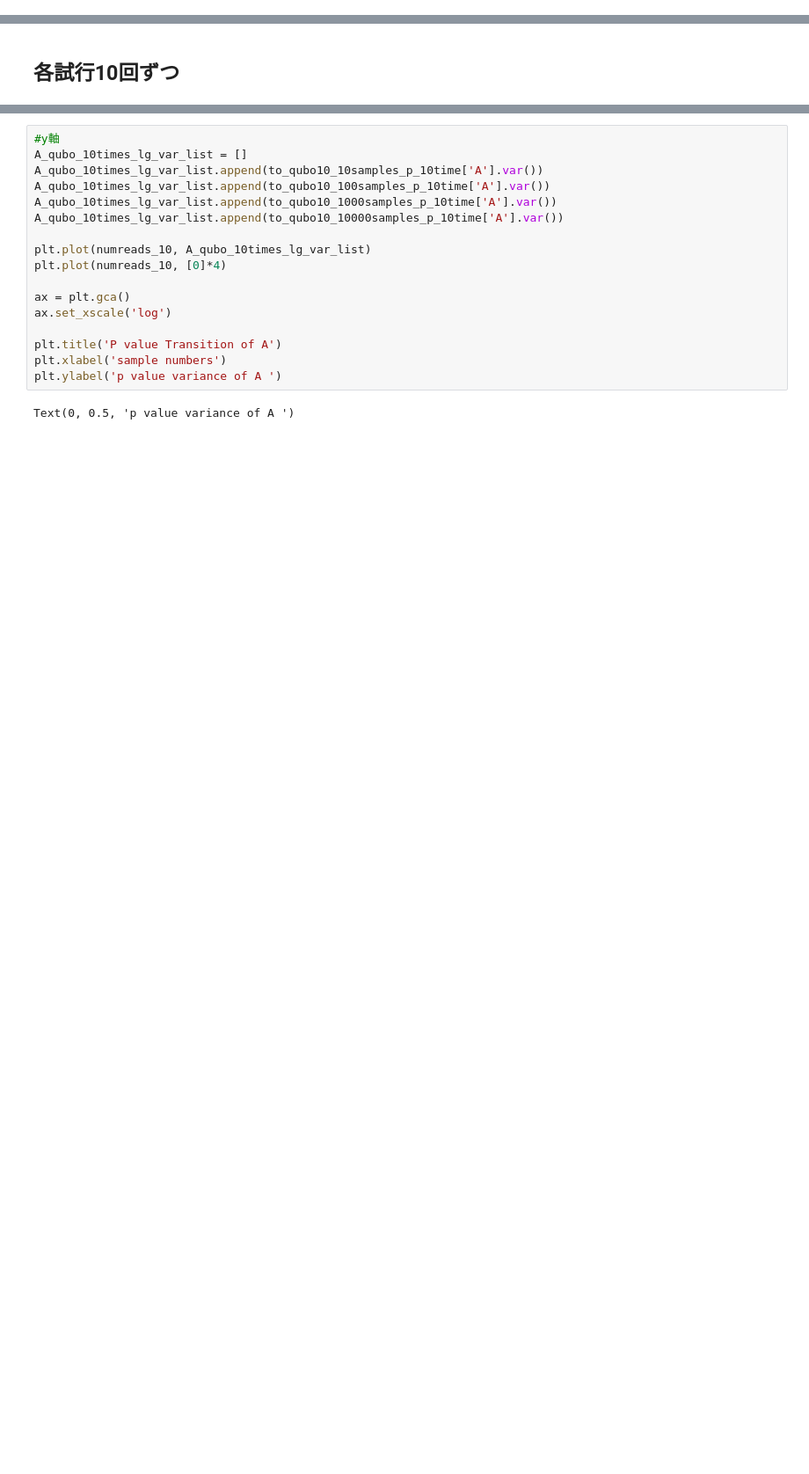
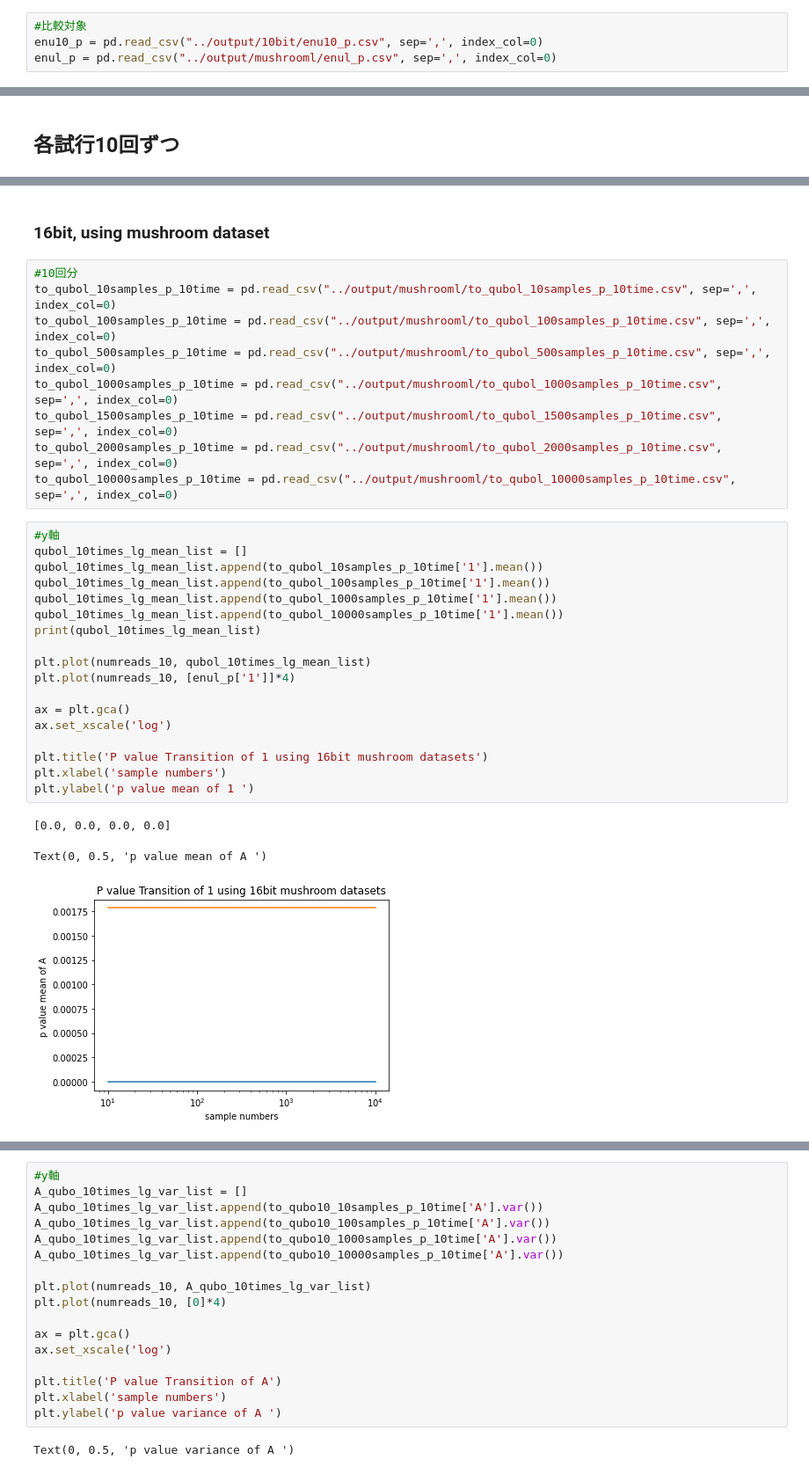
Before and after one commit to twinkle13531/master_degree, a Jupyter notebook: 202008/scripts/compare_t^0.ipynb, the cells around one changed output, grey strips where cells are left out. Shown at 88% size. Saved outputs shown, nothing was run; the diff lists cells and outputs as text; blank space fills up the shorter version.

Commit message:
calculate p values 10 times to each sample numbers using mushroom datasets

```diff
--- a/202008/scripts/compare_t^0.ipynb
+++ b/202008/scripts/compare_t^0.ipynb
@@ -10,3 +10,7 @@
 # %%
 import pandas as pd
 import numpy as np
+# %%
+#比較対象
+enu10_p = pd.read_csv("../output/10bit/enu10_p.csv", sep=',', index_col=0)
+enul_p = pd.read_csv("../output/mushrooml/enul_p.csv", sep=',', index_col=0)
@@ -14,0 +41,33 @@ import numpy as np
+# %% [markdown]
+### 16bit, using mushroom dataset
+# %%
+#10回分
+to_qubol_10samples_p_10time = pd.read_csv("../output/mushrooml/to_qubol_10samples_p_10time.csv", sep=',', index_col=0)
+to_qubol_100samples_p_10time = pd.read_csv("../output/mushrooml/to_qubol_100samples_p_10time.csv", sep=',', index_col=0)
+to_qubol_500samples_p_10time = pd.read_csv("../output/mushrooml/to_qubol_500samples_p_10time.csv", sep=',', index_col=0)
+to_qubol_1000samples_p_10time = pd.read_csv("../output/mushrooml/to_qubol_1000samples_p_10time.csv", sep=',', index_col=0)
+to_qubol_1500samples_p_10time = pd.read_csv("../output/mushrooml/to_qubol_1500samples_p_10time.csv", sep=',', index_col=0)
+to_qubol_2000samples_p_10time = pd.read_csv("../output/mushrooml/to_qubol_2000samples_p_10time.csv", sep=',', index_col=0)
+to_qubol_10000samples_p_10time = pd.read_csv("../output/mushrooml/to_qubol_10000samples_p_10time.csv", sep=',', index_col=0)
+# %%
+#y軸
+qubol_10times_lg_mean_list = []
+qubol_10times_lg_mean_list.append(to_qubol_10samples_p_10time['1'].mean())
+qubol_10times_lg_mean_list.append(to_qubol_100samples_p_10time['1'].mean())
+qubol_10times_lg_mean_list.append(to_qubol_1000samples_p_10time['1'].mean())
+qubol_10times_lg_mean_list.append(to_qubol_10000samples_p_10time['1'].mean())
+print(qubol_10times_lg_mean_list)
+
+plt.plot(numreads_10, qubol_10times_lg_mean_list)
+plt.plot(numreads_10, [enul_p['1']]*4)
+
+ax = plt.gca()
+ax.set_xscale('log')
+
+plt.title('P value Transition of 1 using 16bit mushroom datasets')
+plt.xlabel('sample numbers')
+plt.ylabel('p value mean of 1 ')
+# %% [output]
+[0.0, 0.0, 0.0, 0.0]
+Text(0, 0.5, 'p value mean of A ')
+[figure, added]
```
Also changed, not shown: parts of 11 cells of this notebook.
